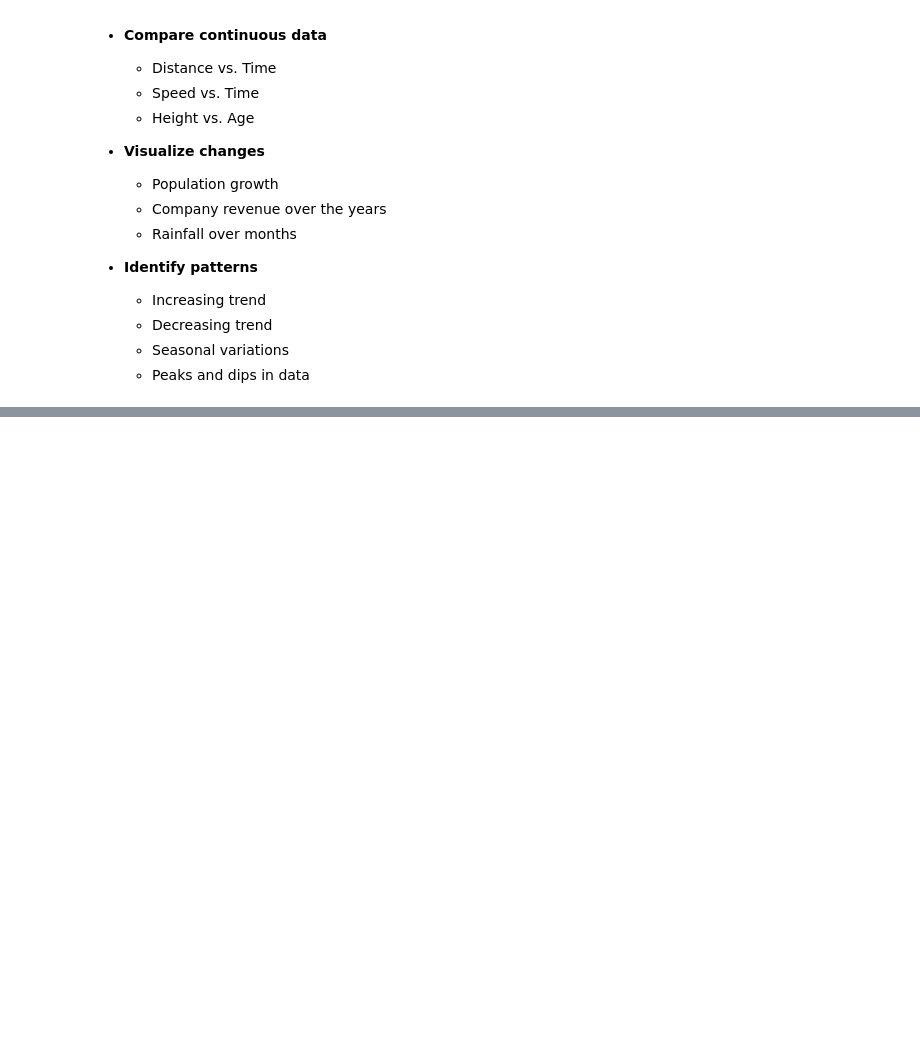
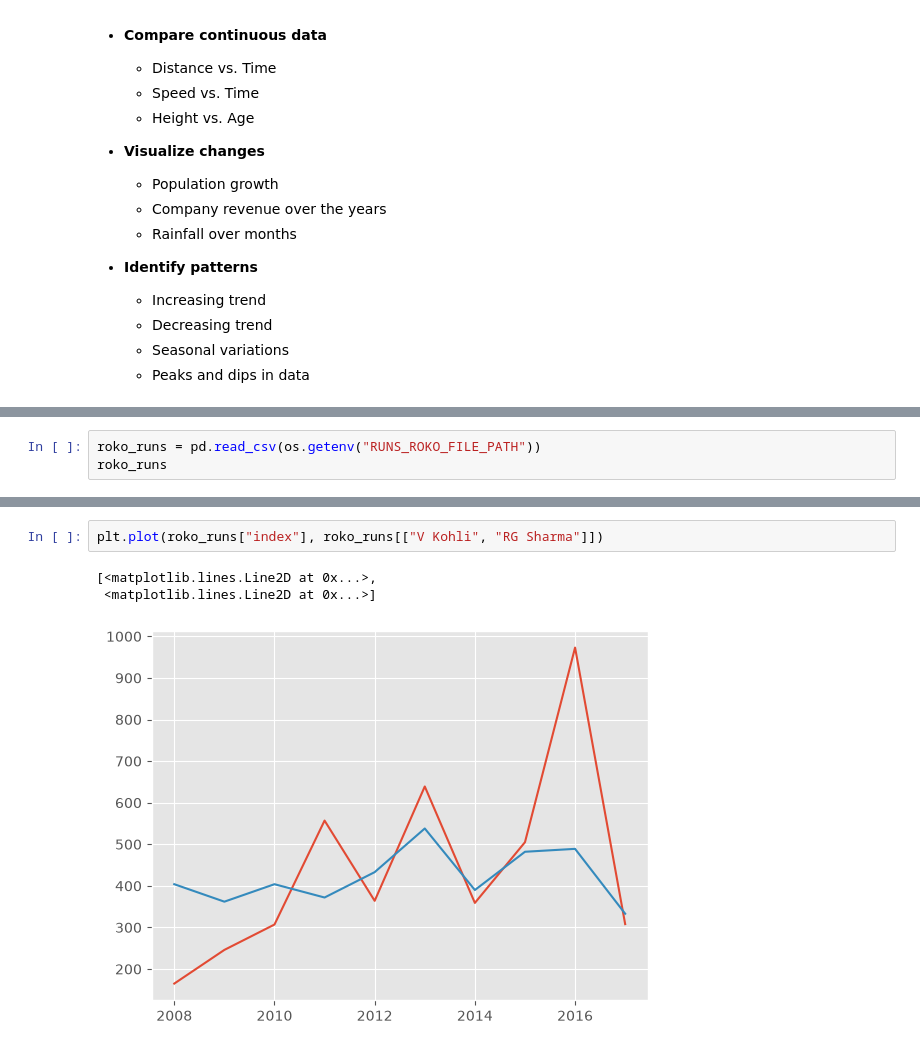
Before and after one commit to BhaveshDotCom/PythonEcosystem, a Jupyter notebook: Matplotlib/notebooks/2D_line_plot.ipynb, the cells around one changed output, grey strips where cells are left out. Cells and saved outputs as stored; diff of their text form; blank space fills up the shorter version.

Commit message:
2D Line Graph

```diff
--- a/Matplotlib/notebooks/2D_line_plot.ipynb
+++ b/Matplotlib/notebooks/2D_line_plot.ipynb
@@ -44,0 +51,3 @@ plt.plot(year, revenue)
+# %%
+roko_runs = pd.read_csv(os.getenv("RUNS_ROKO_FILE_PATH"))
+roko_runs
@@ -44,0 +66,6 @@ plt.plot(year, revenue)
+# %%
+plt.plot(roko_runs["index"], roko_runs[["V Kohli", "RG Sharma"]])
+# %% [output]
+[<matplotlib.lines.Line2D at 0x...>,
+ <matplotlib.lines.Line2D at 0x...>]
+[figure, added]
```
Also changed, not shown: parts of 7 cells of this notebook.
